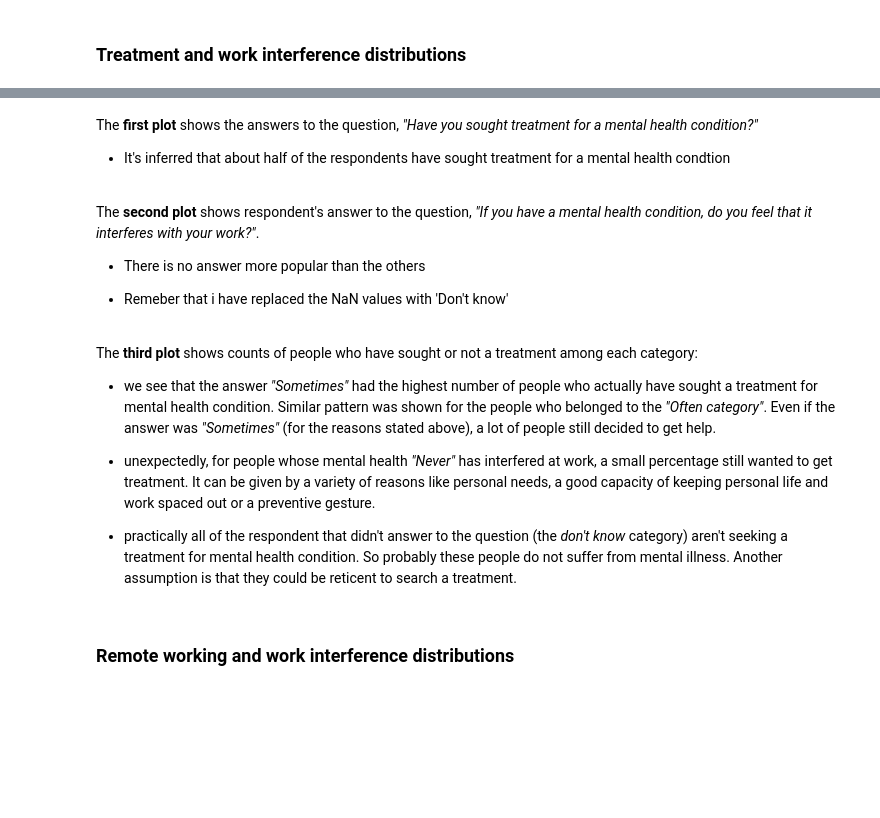
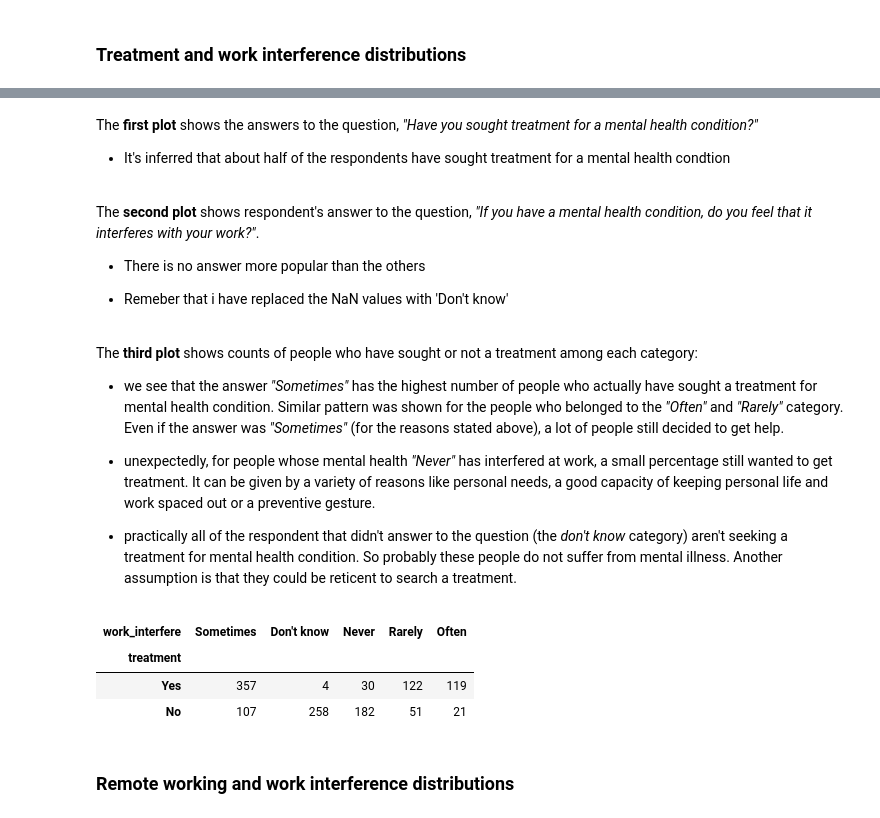
Before and after one commit to EmmaTosato/Programming_Project, a Jupyter notebook: jupyter_project.ipynb, the cells around one changed output, grey strips where cells are left out. Saved outputs shown, nothing was run; the diff lists cells and outputs as text; code cells hidden in the pictures; blank space fills up the shorter version.

```diff
--- a/jupyter_project.ipynb
+++ b/jupyter_project.ipynb
@@ -638,11 +723,18 @@ The **second plot** shows respondent's answer to the question, *"If you have a m
 
 The **third plot** shows counts of people who have sought or not a treatment among each category:
 
-- we see that the answer *"Sometimes"* had the highest number of people who actually have sought a treatment for mental health condition. Similar pattern was shown for the people who belonged to the *"Often category"*. Even if the answer was *"Sometimes"* (for the reasons stated above), a lot of people still decided to get help.
+- we see that the answer *"Sometimes"* has the highest number of people who actually have sought a treatment for mental health condition. Similar pattern was shown for the people who belonged to the *"Often"* and *"Rarely"* category. Even if the answer was *"Sometimes"* (for the reasons stated above), a lot of people still decided to get help.
 
 - unexpectedly, for people whose mental health *"Never"* has interfered at work, a small percentage still wanted to get treatment. It can be given by a variety of reasons like personal needs, a good capacity of keeping personal life and work spaced out or a preventive gesture.
 
 - practically all of the respondent that didn't answer to the question (the *don't know* category) aren't seeking a treatment for mental health condition. So probably these people do not suffer from mental illness. Another assumption is that they could be reticent to search a treatment.
+# %%
+df_treat_work
+# %% [output]
+| work_interfere | Sometimes | Don't know | Never | Rarely | Often |
+| treatment |  |  |  |  |  |
+| Yes | 357 | 4 | 30 | 122 | 119 |
+| No | 107 | 258 | 182 | 51 | 21 |
 # %% [markdown]
 ### Remote working and work interference distributions
 # %%
```
Also changed, not shown: parts of 55 cells of this notebook, 1 other file.
